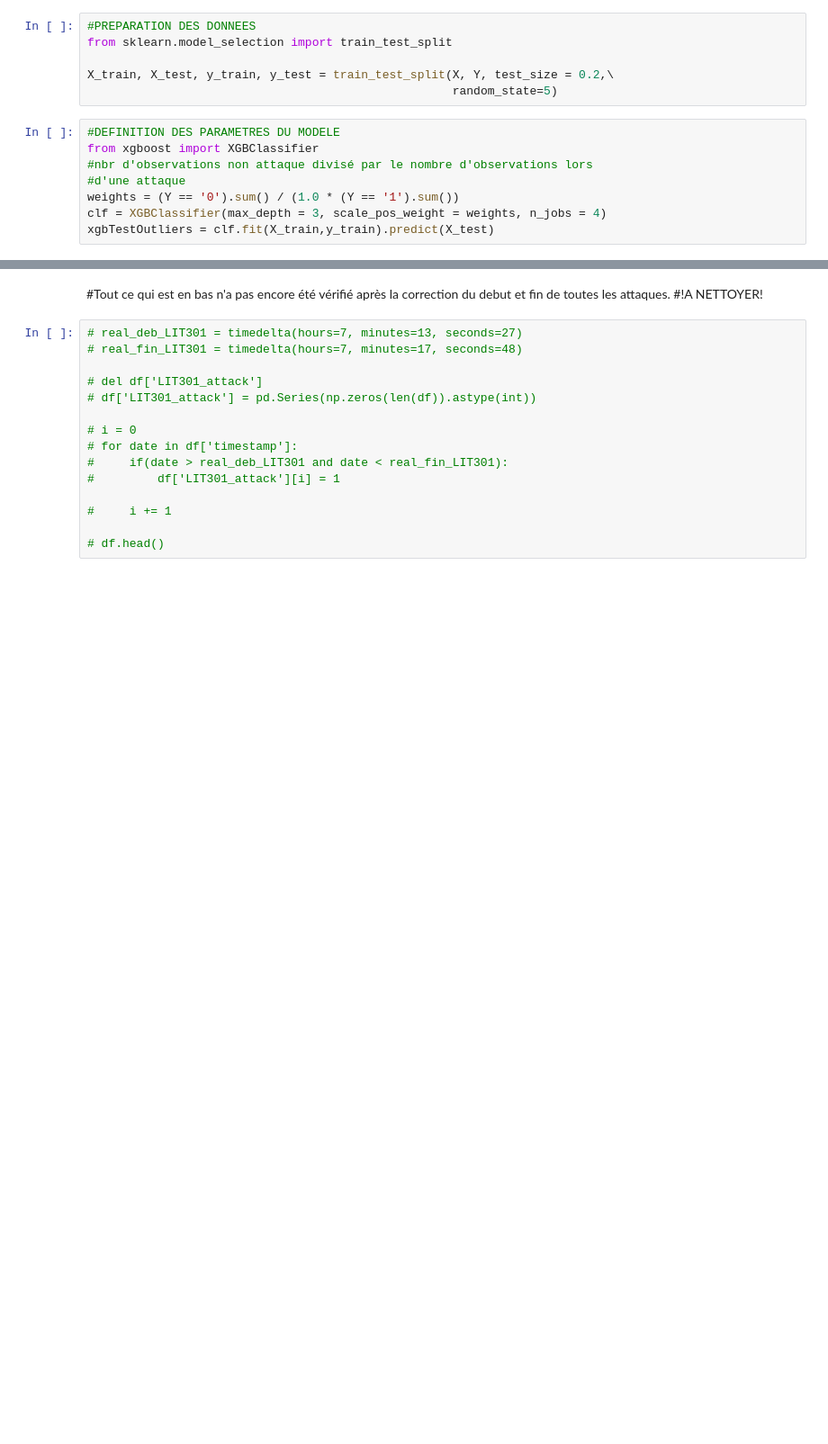
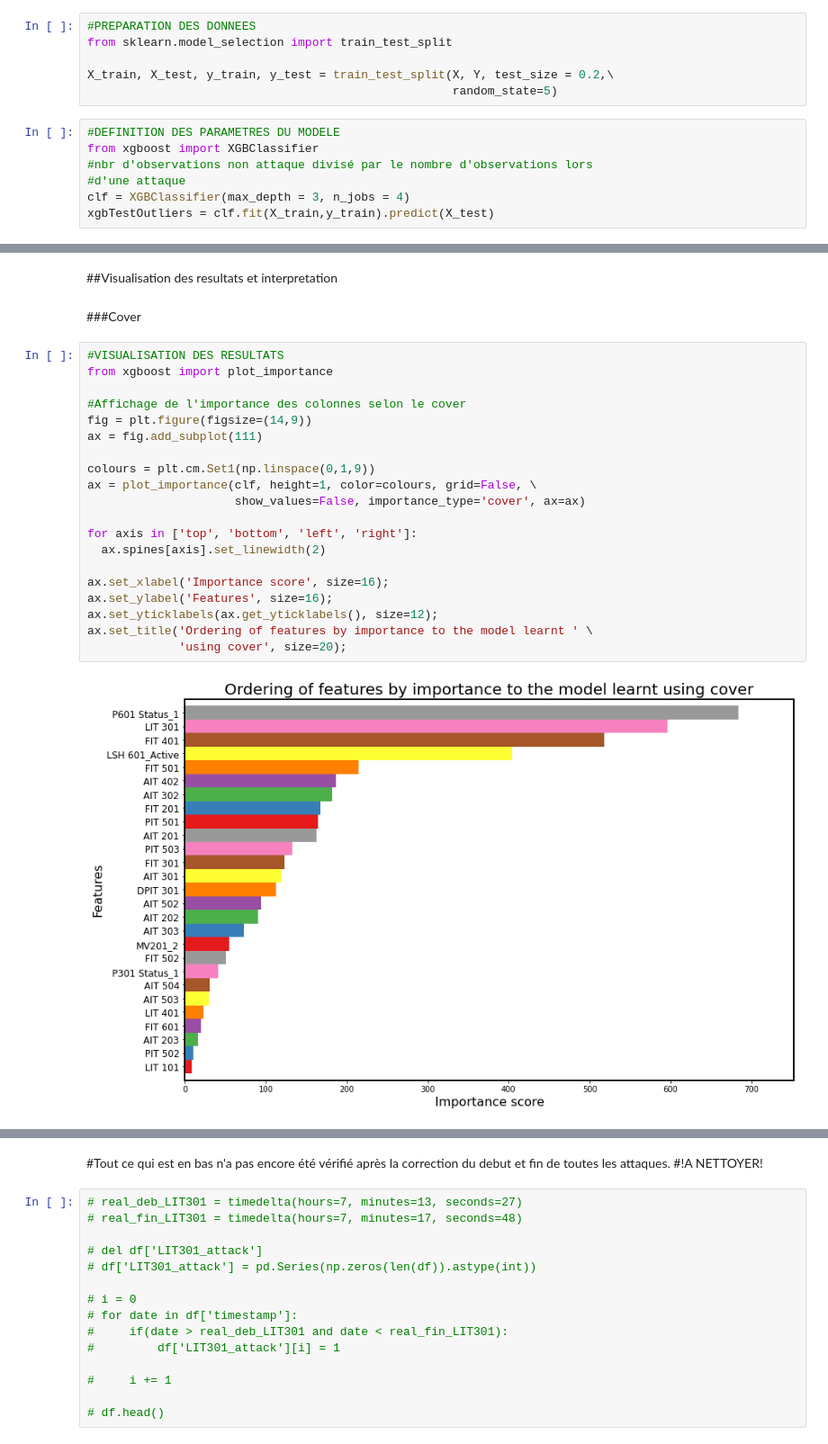
Before and after one commit to lnassabain/Anomaly-detection-and-prediction-for-Water-treatment-system, a Jupyter notebook: clean_data.ipynb, the cells around one changed output, grey strips where cells are left out. Shown at 90% size. Saved outputs shown, nothing was run; the diff lists cells and outputs as text; blank space fills up the shorter version.

Commit message:
Ajout XGBoost et plot de l'importance des features

```diff
--- a/clean_data.ipynb
+++ b/clean_data.ipynb
@@ -907,6 +909,5 @@ X_train, X_test, y_train, y_test = train_test_split(X, Y, test_size = 0.2,\
 from xgboost import XGBClassifier
 #nbr d'observations non attaque divisé par le nombre d'observations lors
 #d'une attaque
-weights = (Y == '0').sum() / (1.0 * (Y == '1').sum())
-clf = XGBClassifier(max_depth = 3, scale_pos_weight = weights, n_jobs = 4)
+clf = XGBClassifier(max_depth = 3, n_jobs = 4)
 xgbTestOutliers = clf.fit(X_train,y_train).predict(X_test)
@@ -926,0 +932,26 @@ print("Le nombre d'anomalies detectées par XGBoost: " + str(nbTruePos) + "\n")
+# %% [markdown]
+##Visualisation des resultats et interpretation
+# %% [markdown]
+###Cover
+# %%
+#VISUALISATION DES RESULTATS
+from xgboost import plot_importance
+
+#Affichage de l'importance des colonnes selon le cover
+fig = plt.figure(figsize=(14,9))
+ax = fig.add_subplot(111)
+
+colours = plt.cm.Set1(np.linspace(0,1,9))
+ax = plot_importance(clf, height=1, color=colours, grid=False, \
+                     show_values=False, importance_type='cover', ax=ax)
+
+for axis in ['top', 'bottom', 'left', 'right']:
+  ax.spines[axis].set_linewidth(2)
+
+ax.set_xlabel('Importance score', size=16);
+ax.set_ylabel('Features', size=16);
+ax.set_yticklabels(ax.get_yticklabels(), size=12);
+ax.set_title('Ordering of features by importance to the model learnt ' \
+             'using cover', size=20);
+# %% [output]
+[figure, added]
```
Also changed, not shown: parts of 11 cells of this notebook.
